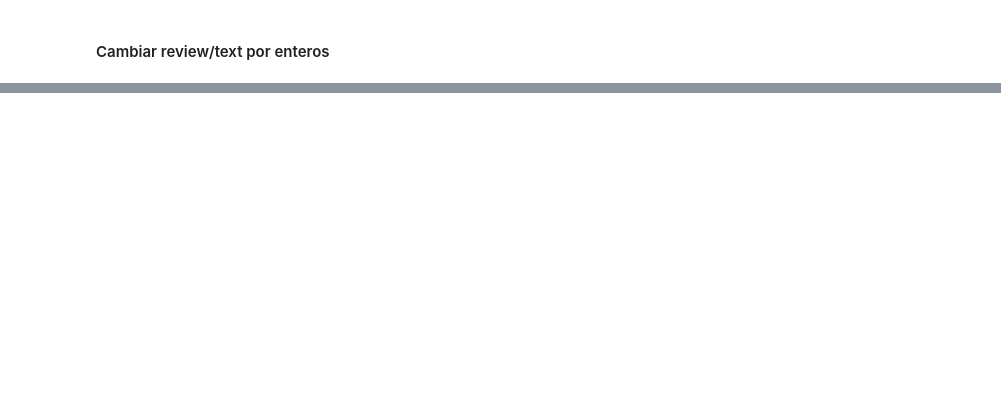
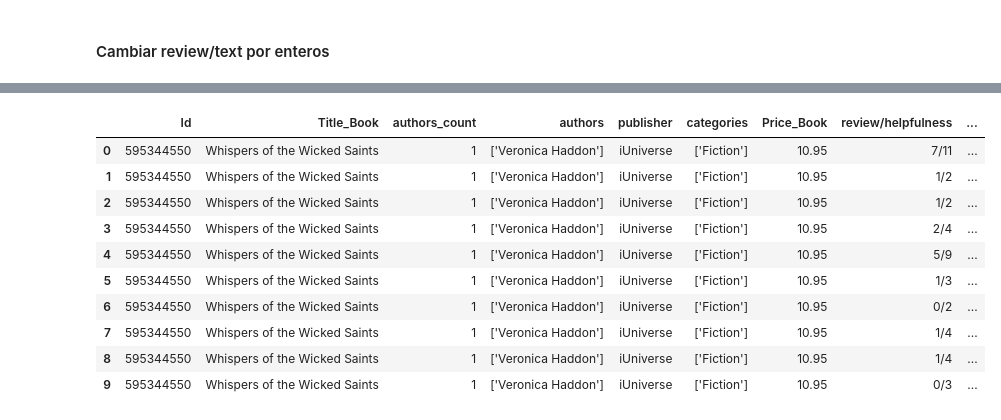
Before and after one commit to EmmaGalizio/Data-Science-Ammazon-Books-Reviews, a Jupyter notebook: TPI.ipynb, the cells around one changed output, grey strips where cells are left out. Saved outputs shown, nothing was run; the diff lists cells and outputs as text; code cells hidden in the pictures; blank space fills up the shorter version.

Commit message:
todos los campos compuestos fueron divididos o contados

```diff
--- a/TPI.ipynb
+++ b/TPI.ipynb
@@ -784,0 +866,9 @@ df.head(10)
+# %%
+#separar el campo review/helpfulness
+review_helpfulness = df['review/helpfulness'].apply(lambda x: x.split("/"))
+review_helpfulness_up = review_helpfulness.apply(lambda x: x[0])
+review_helpfulness_total = review_helpfulness.apply(lambda x: x[1])
+# %%
+#agregar a la tabla
+df.insert(7, 'review_helpfulness_up', review_helpfulness_up)
+df.insert(8, 'review_helpfulness_total', review_helpfulness_total)
@@ -784,0 +907,4 @@ df.head(10)
+# %%
+# contar la cantidad de autores
+authors_count = df['authors'].apply(lambda x: len(eval(x)))
+authors_count.head(10)
@@ -784,0 +923,16 @@ df.head(10)
+# %%
+df.insert(2, 'authors_count', authors_count)
+# %%
+df.head(10)
+# %% [output]
+|  | Id | Title_Book | authors_count | authors | publisher | categories | Price_Book | review/helpfulness | ... |
+| 0 | 595344550 | Whispers of the Wicked Saints | 1 | ['Veronica Haddon'] | iUniverse | ['Fiction'] | 10.95 | 7/11 | ... |
+| 1 | 595344550 | Whispers of the Wicked Saints | 1 | ['Veronica Haddon'] | iUniverse | ['Fiction'] | 10.95 | 1/2 | ... |
+| 2 | 595344550 | Whispers of the Wicked Saints | 1 | ['Veronica Haddon'] | iUniverse | ['Fiction'] | 10.95 | 1/2 | ... |
+| 3 | 595344550 | Whispers of the Wicked Saints | 1 | ['Veronica Haddon'] | iUniverse | ['Fiction'] | 10.95 | 2/4 | ... |
+| 4 | 595344550 | Whispers of the Wicked Saints | 1 | ['Veronica Haddon'] | iUniverse | ['Fiction'] | 10.95 | 5/9 | ... |
+| 5 | 595344550 | Whispers of the Wicked Saints | 1 | ['Veronica Haddon'] | iUniverse | ['Fiction'] | 10.95 | 1/3 | ... |
+| 6 | 595344550 | Whispers of the Wicked Saints | 1 | ['Veronica Haddon'] | iUniverse | ['Fiction'] | 10.95 | 0/2 | ... |
+| 7 | 595344550 | Whispers of the Wicked Saints | 1 | ['Veronica Haddon'] | iUniverse | ['Fiction'] | 10.95 | 1/4 | ... |
+| 8 | 595344550 | Whispers of the Wicked Saints | 1 | ['Veronica Haddon'] | iUniverse | ['Fiction'] | 10.95 | 1/4 | ... |
+| 9 | 595344550 | Whispers of the Wicked Saints | 1 | ['Veronica Haddon'] | iUniverse | ['Fiction'] | 10.95 | 0/3 | ... |
```
Also changed, not shown: parts of 38 cells of this notebook.
